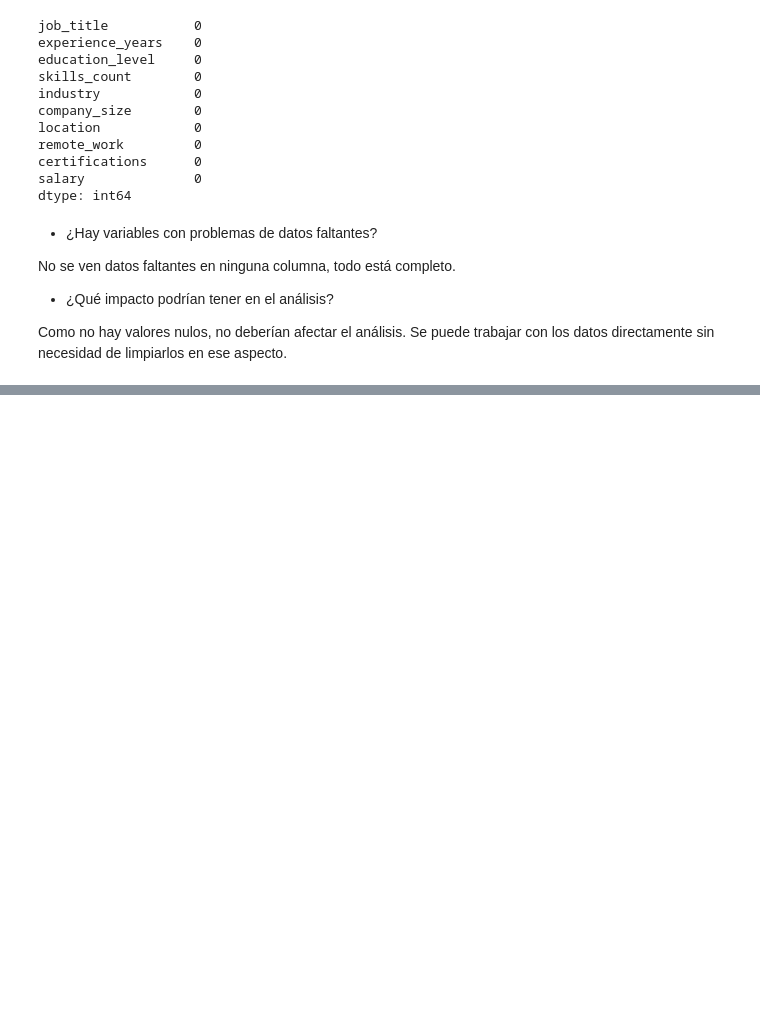
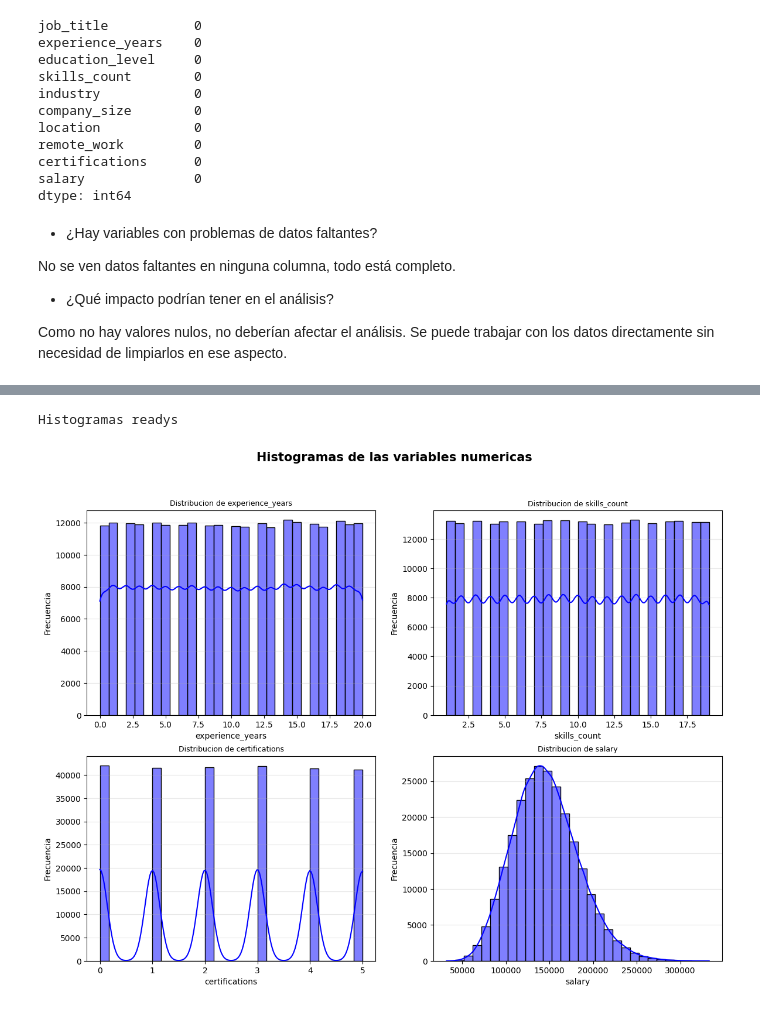
Before and after one commit to garciadejesustrianaolivadia165-a11y/proyecto-final-estadistica, a Jupyter notebook: analisis_salarios.ipynb, the cells around one changed output, grey strips where cells are left out. Saved outputs shown, nothing was run; the diff lists cells and outputs as text; code cells hidden in the pictures; blank space fills up the shorter version.

```diff
--- a/analisis_salarios.ipynb
+++ b/analisis_salarios.ipynb
@@ -313,0 +336,8 @@ Como no hay valores nulos, no deberían afectar el análisis. Se puede trabajar
+# %%
+# 4. Análisis de variables numéricas
+#- `.describe()`
+
+num = df.select_dtypes(include=['int64','float64']) # aqui seleciono solamente cuales son mis variables numericas
+print(f"\n Variables encontras: {list(num.columns)}\n")
+print("estadisticas descripctivas: ")
+num.describe().round(2)
@@ -313,0 +357,22 @@ Como no hay valores nulos, no deberían afectar el análisis. Se puede trabajar
+# %%
+# 4. Análisis de variables numéricas
+#- Histogramas (`histplot`)
+
+fig, axes = plt.subplots(2, 2, figsize=(14, 10)) #esto es para hacer el fondo de los histogramas
+fig.suptitle('Histogramas de las variables numericas', fontsize=15, fontweight='bold') #titulo del histograma
+
+cols_num = num.columns.tolist()
+
+for i, col in enumerate(cols_num):
+    ax = axes[i//2][i%2]
+    sns.histplot(data=df, x = col, bins=30, kde=True, color='blue', ax=ax)
+    ax.set_title(f'Distribucion de {col}', fontsize=9)
+    ax.set_xlabel(col)
+    ax.set_ylabel('Frecuencia')
+    ax.grid(axis='y', alpha=0.3)
+
+
+print("Histogramas readys")
+# %% [output]
+Histogramas readys
+[figure, added]
```
Also changed, not shown: parts of 16 cells of this notebook.
